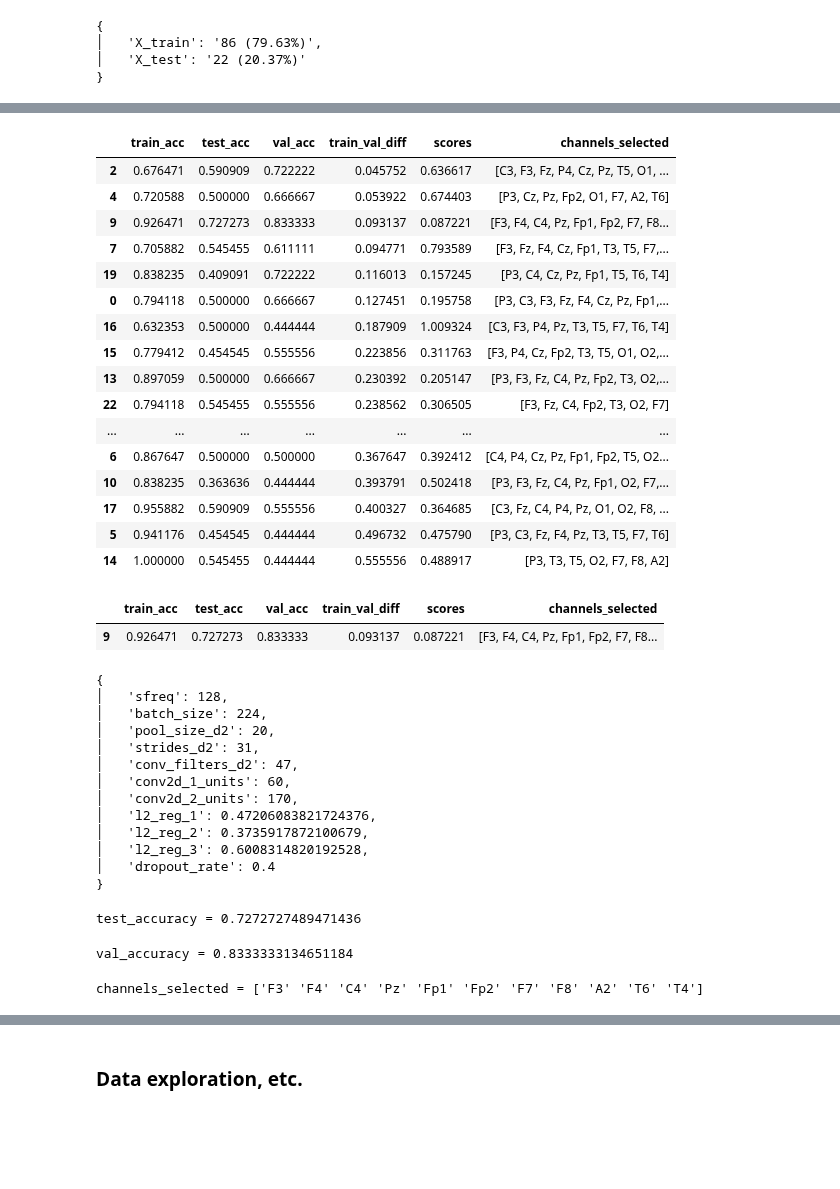
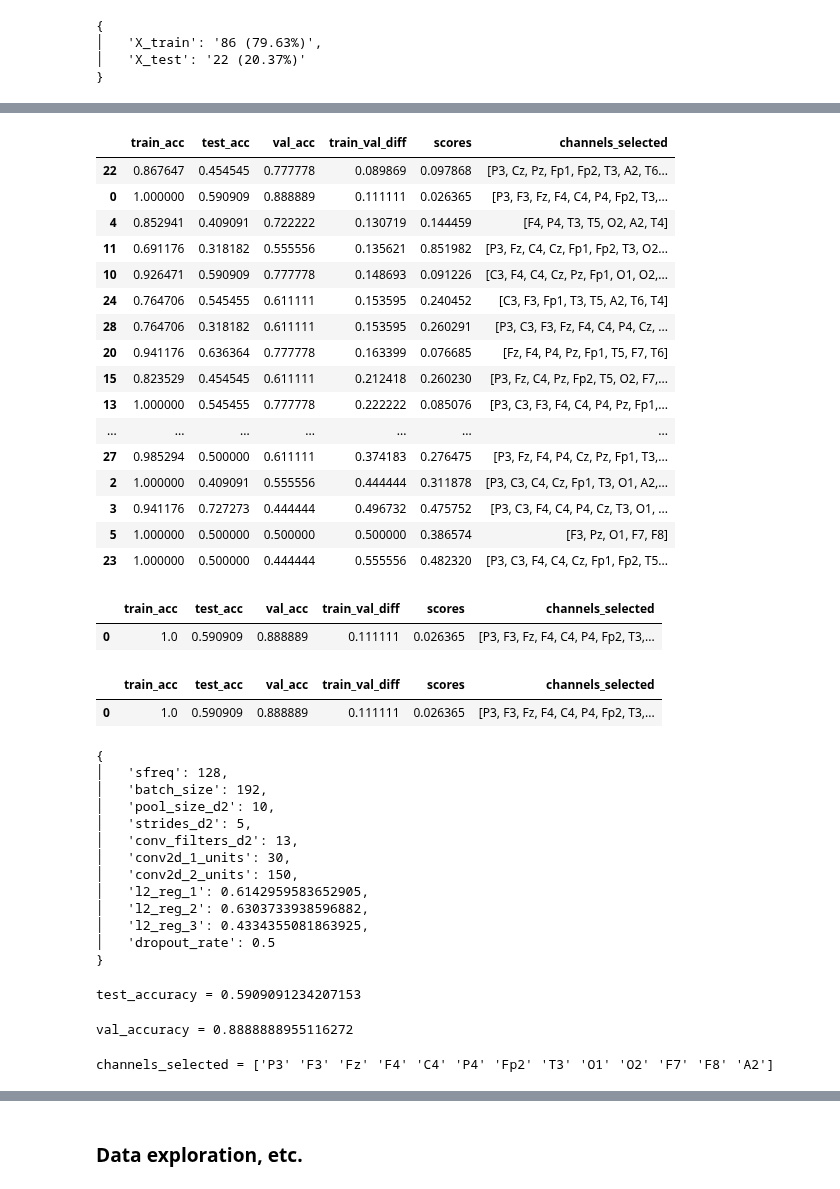
Before and after one commit to Pauligtech/PiEEG_Miniaturization, a Jupyter notebook: model_optimization_tests/shallow_conv_net_test.ipynb, the cells around one changed output, grey strips where cells are left out. Saved outputs shown, nothing was run; the diff lists cells and outputs as text; code cells hidden in the pictures; blank space fills up the shorter version.

Commit message:
subjects search results

```diff
--- a/model_optimization_tests/shallow_conv_net_test.ipynb
+++ b/model_optimization_tests/shallow_conv_net_test.ipynb
@@ -563,7 +564,7 @@ def objective_fn(trial, subjects=[], model_str = "lstm_cnn_net", sfreq = 128, ba
     # cost = (1 - np.max(history.history["val_accuracy"]))**2 + 0.25*(1 - np.mean(history.history["val_accuracy"]))**2 + 0.25*(1 - history.history["val_accuracy"][-1])**2 + 8e-5*len(channels_idx) #+ 1e-3*np.mean(np.asarray(history.history["accuracy"]) - np.asarray(history.history["val_accuracy"]))**2
     # cost = (1 - np.max(history.history["val_accuracy"]))**2 + 1e-5*len(channels_idx) + 1e-4*np.mean(np.asarray(history.history["accuracy"]) - np.asarray(history.history["val_accuracy"]))**2 + 1e-5*np.mean(1 - np.max(history.history["accuracy"]))**2
     # if not 0.70 <= np.max(history.history["accuracy"]) <= 1.00 or len(channels_idx) < 5:
-    if not 0.75 <= np.max(history.history["accuracy"]) <= 1.00 or len(channels_idx) < 5:
+    if not 0.75 <= np.max(history.history["accuracy"]) <= 1.00:
         cost += .5
 
     # cost = (1 - np.mean(history.history["val_accuracy"][-2:])) + 0.005*len(channels_idx)
@@ -585,7 +586,7 @@ def heuristic_optimizer(obj_fn, max_iter = 25, show_progress_bar = True, subject
 
     return study
 
-study = heuristic_optimizer(obj_fn = objective_fn, model_str="shallow_conv_net", subjects=[1], sfreq = None, batch_size = None, max_iter = 25)
+study = heuristic_optimizer(obj_fn = objective_fn, model_str="shallow_conv_net", subjects=[6], sfreq = None, batch_size = None, max_iter = 30)
 # %% [output]
 Adding metadata with 3 columns
 Epoch 1/5
@@ -747,51 +748,55 @@ trial_metrics_df = pd.DataFrame(trial_metrics_dict)
 trial_metrics_df.sort_values("train_val_diff", ascending=True)
 # %% [output]
 |  | train_acc | test_acc | val_acc | train_val_diff | scores | channels_selected |
-| 2 | 0.676471 | 0.590909 | 0.722222 | 0.045752 | 0.636617 | [C3, F3, Fz, P4, Cz, Pz, T5, O1, ... |
-| 4 | 0.720588 | 0.500000 | 0.666667 | 0.053922 | 0.674403 | [P3, Cz, Pz, Fp2, O1, F7, A2, T6] |
-| 9 | 0.926471 | 0.727273 | 0.833333 | 0.093137 | 0.087221 | [F3, F4, C4, Pz, Fp1, Fp2, F7, F8... |
-| 7 | 0.705882 | 0.545455 | 0.611111 | 0.094771 | 0.793589 | [F3, Fz, F4, Cz, Fp1, T3, T5, F7,... |
-| 19 | 0.838235 | 0.409091 | 0.722222 | 0.116013 | 0.157245 | [P3, C4, Cz, Pz, Fp1, T5, T6, T4] |
-| 0 | 0.794118 | 0.500000 | 0.666667 | 0.127451 | 0.195758 | [P3, C3, F3, Fz, F4, Cz, Pz, Fp1,... |
-| 16 | 0.632353 | 0.500000 | 0.444444 | 0.187909 | 1.009324 | [C3, F3, P4, Pz, T3, T5, F7, T6, T4] |
-| 15 | 0.779412 | 0.454545 | 0.555556 | 0.223856 | 0.311763 | [F3, P4, Cz, Fp2, T3, T5, O1, O2,... |
-| 13 | 0.897059 | 0.500000 | 0.666667 | 0.230392 | 0.205147 | [P3, F3, Fz, C4, Pz, Fp2, T3, O2,... |
-| 22 | 0.794118 | 0.545455 | 0.555556 | 0.238562 | 0.306505 | [F3, Fz, C4, Fp2, T3, O2, F7] |
+| 22 | 0.867647 | 0.454545 | 0.777778 | 0.089869 | 0.097868 | [P3, Cz, Pz, Fp1, Fp2, T3, A2, T6... |
+| 0 | 1.000000 | 0.590909 | 0.888889 | 0.111111 | 0.026365 | [P3, F3, Fz, F4, C4, P4, Fp2, T3,... |
+| 4 | 0.852941 | 0.409091 | 0.722222 | 0.130719 | 0.144459 | [F4, P4, T3, T5, O2, A2, T4] |
+| 11 | 0.691176 | 0.318182 | 0.555556 | 0.135621 | 0.851982 | [P3, Fz, C4, Cz, Fp1, Fp2, T3, O2... |
+| 10 | 0.926471 | 0.590909 | 0.777778 | 0.148693 | 0.091226 | [C3, F4, C4, Cz, Pz, Fp1, O1, O2,... |
+| 24 | 0.764706 | 0.545455 | 0.611111 | 0.153595 | 0.240452 | [C3, F3, Fp1, T3, T5, A2, T6, T4] |
+| 28 | 0.764706 | 0.318182 | 0.611111 | 0.153595 | 0.260291 | [P3, C3, F3, Fz, F4, C4, P4, Cz, ... |
+| 20 | 0.941176 | 0.636364 | 0.777778 | 0.163399 | 0.076685 | [Fz, F4, P4, Pz, Fp1, T5, F7, T6] |
+| 15 | 0.823529 | 0.454545 | 0.611111 | 0.212418 | 0.260230 | [P3, Fz, C4, Pz, Fp2, T5, O2, F7,... |
+| 13 | 1.000000 | 0.545455 | 0.777778 | 0.222222 | 0.085076 | [P3, C3, F3, F4, C4, P4, Pz, Fp1,... |
 | ... | ... | ... | ... | ... | ... | ... |
-| 6 | 0.867647 | 0.500000 | 0.500000 | 0.367647 | 0.392412 | [C4, P4, Cz, Pz, Fp1, Fp2, T5, O2... |
-| 10 | 0.838235 | 0.363636 | 0.444444 | 0.393791 | 0.502418 | [P3, F3, Fz, C4, Pz, Fp1, O2, F7,... |
-| 17 | 0.955882 | 0.590909 | 0.555556 | 0.400327 | 0.364685 | [C3, Fz, C4, P4, Pz, O1, O2, F8, ... |
-| 5 | 0.941176 | 0.454545 | 0.444444 | 0.496732 | 0.475790 | [P3, C3, Fz, F4, Pz, T3, T5, F7, T6] |
-| 14 | 1.000000 | 0.545455 | 0.444444 | 0.555556 | 0.488917 | [P3, T3, T5, O2, F7, F8, A2] |
+| 27 | 0.985294 | 0.500000 | 0.611111 | 0.374183 | 0.276475 | [P3, Fz, F4, P4, Cz, Pz, Fp1, T3,... |
+| 2 | 1.000000 | 0.409091 | 0.555556 | 0.444444 | 0.311878 | [P3, C3, C4, Cz, Fp1, T3, O1, A2,... |
+| 3 | 0.941176 | 0.727273 | 0.444444 | 0.496732 | 0.475752 | [P3, C3, F4, C4, P4, Cz, T3, O1, ... |
+| 5 | 1.000000 | 0.500000 | 0.500000 | 0.500000 | 0.386574 | [F3, Pz, O1, F7, F8] |
+| 23 | 1.000000 | 0.500000 | 0.444444 | 0.555556 | 0.482320 | [P3, C3, F4, C4, Cz, Fp1, Fp2, T5... |
+# %%
+max_val_acc = trial_metrics_df.sort_values("val_acc", ascending=False).query("train_acc > val_acc")[:10].sort_values('train_acc', ascending=False)["val_acc"].max()
+trial_metrics_df.sort_values("val_acc", ascending=False).query("train_acc > val_acc")[:10].sort_values('train_acc', ascending=False).query(f"val_acc == {max_val_acc}")
+# %% [output]
+|  | train_acc | test_acc | val_acc | train_val_diff | scores | channels_selected |
+| 0 | 1.0 | 0.590909 | 0.888889 | 0.111111 | 0.026365 | [P3, F3, Fz, F4, C4, P4, Fp2, T3,... |
 # %%
-max_val_acc = trial_metrics_df.sort_values("train_val_diff", ascending=True)["val_acc"].max()
-best_candidate = trial_metrics_df.sort_values("train_val_diff", ascending=True)[:10].query(f"val_acc == {max_val_acc}")
+max_val_acc = trial_metrics_df.sort_values("train_val_diff", ascending=True).query("train_acc >= val_acc")[:15]["val_acc"].max()
+# max_val_acc = trial_metrics_df.sort_values("train_val_diff", ascending=True)[:15]["val_acc"].max()
+best_candidate = trial_metrics_df.sort_values("train_acc", ascending=False).query(f"val_acc == {max_val_acc}")
 display(best_candidate)
 best_candidate_trial_id = best_candidate.index[0]
 
 rpprint({ k: v for k, v in study.best_trial.params.items() if not k.startswith("channels") })
 rprint("test_accuracy =", study.trials[best_candidate_trial_id].user_attrs["trial_data"]["test_accuracy"])
 rprint("val_accuracy =", np.max(study.trials[best_candidate_trial_id].user_attrs["trial_data"]["val_accuracy"]))
 rprint("channels_selected =", study.trials[best_candidate_trial_id].user_attrs["trial_data"]["channels_selected"])
-
-# Save to disk
-np.save("./best_subjects_search_results/subject_1_shallow_conv_net.npy", study.trials[best_candidate_trial_id])
 # %% [output]
 |  | train_acc | test_acc | val_acc | train_val_diff | scores | channels_selected |
-| 9 | 0.926471 | 0.727273 | 0.833333 | 0.093137 | 0.087221 | [F3, F4, C4, Pz, Fp1, Fp2, F7, F8... |
+| 0 | 1.0 | 0.590909 | 0.888889 | 0.111111 | 0.026365 | [P3, F3, Fz, F4, C4, P4, Fp2, T3,... |
 {
 │   'sfreq': 128,
-│   'batch_size': 224,
-│   'pool_size_d2': 20,
-│   'strides_d2': 31,
-│   'conv_filters_d2': 47,
-│   'conv2d_1_units': 60,
-│   'conv2d_2_units': 170,
-│   'l2_reg_1': 0.47206083821724376,
-│   'l2_reg_2': 0.3735917872100679,
-│   'l2_reg_3': 0.6008314820192528,
-│   'dropout_rate': 0.4
+│   'batch_size': 192,
+│   'pool_size_d2': 10,
+│   'strides_d2': 5,
+│   'conv_filters_d2': 13,
+│   'conv2d_1_units': 30,
+│   'conv2d_2_units': 150,
+│   'l2_reg_1': 0.6142959583652905,
+│   'l2_reg_2': 0.6303733938596882,
+│   'l2_reg_3': 0.4334355081863925,
+│   'dropout_rate': 0.5
 }
-test_accuracy = 0.7272727489471436
+test_accuracy = 0.5909091234207153
-val_accuracy = 0.8333333134651184
+val_accuracy = 0.8888888955116272
-channels_selected = ['F3' 'F4' 'C4' 'Pz' 'Fp1' 'Fp2' 'F7' 'F8' 'A2' 'T6' 'T4']
+channels_selected = ['P3' 'F3' 'Fz' 'F4' 'C4' 'P4' 'Fp2' 'T3' 'O1' 'O2' 'F7' 'F8' 'A2']
```
Also changed, not shown: parts of 7 cells of this notebook, 7 other files.
